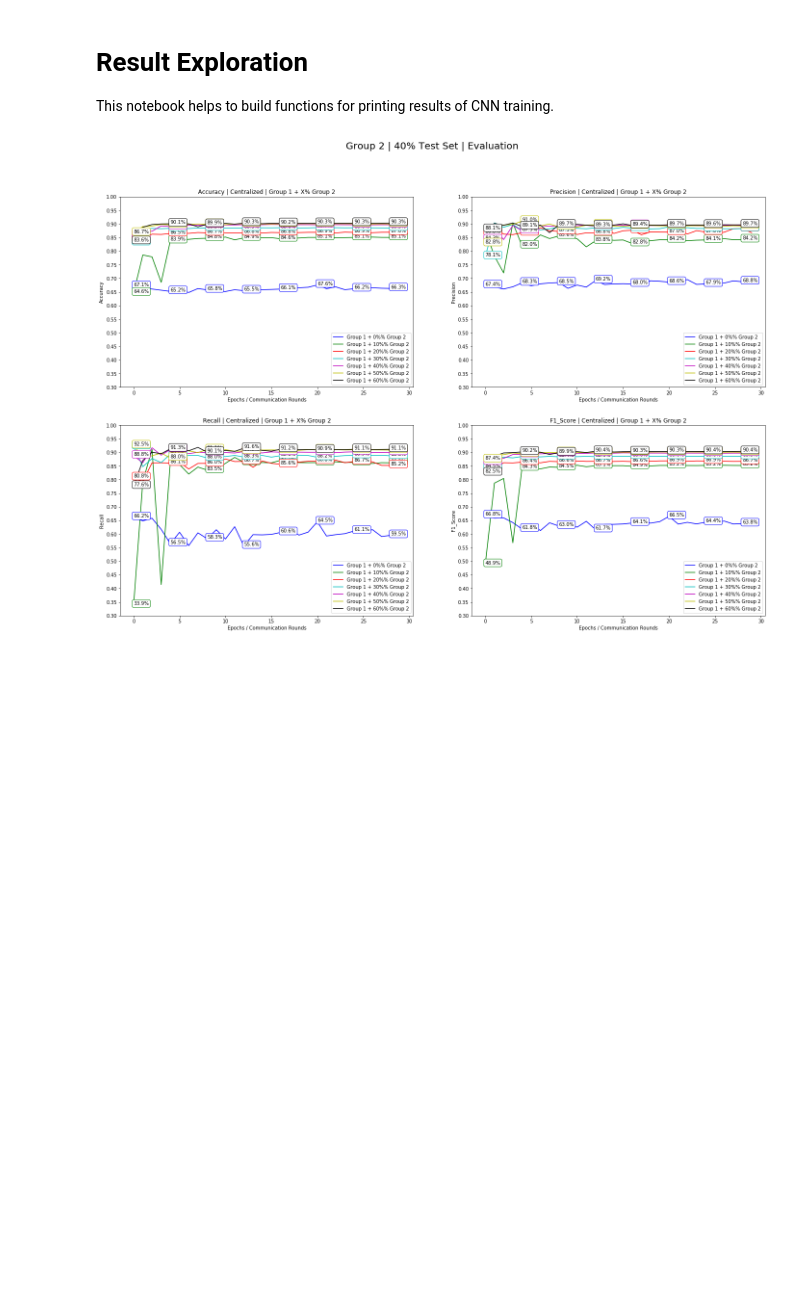
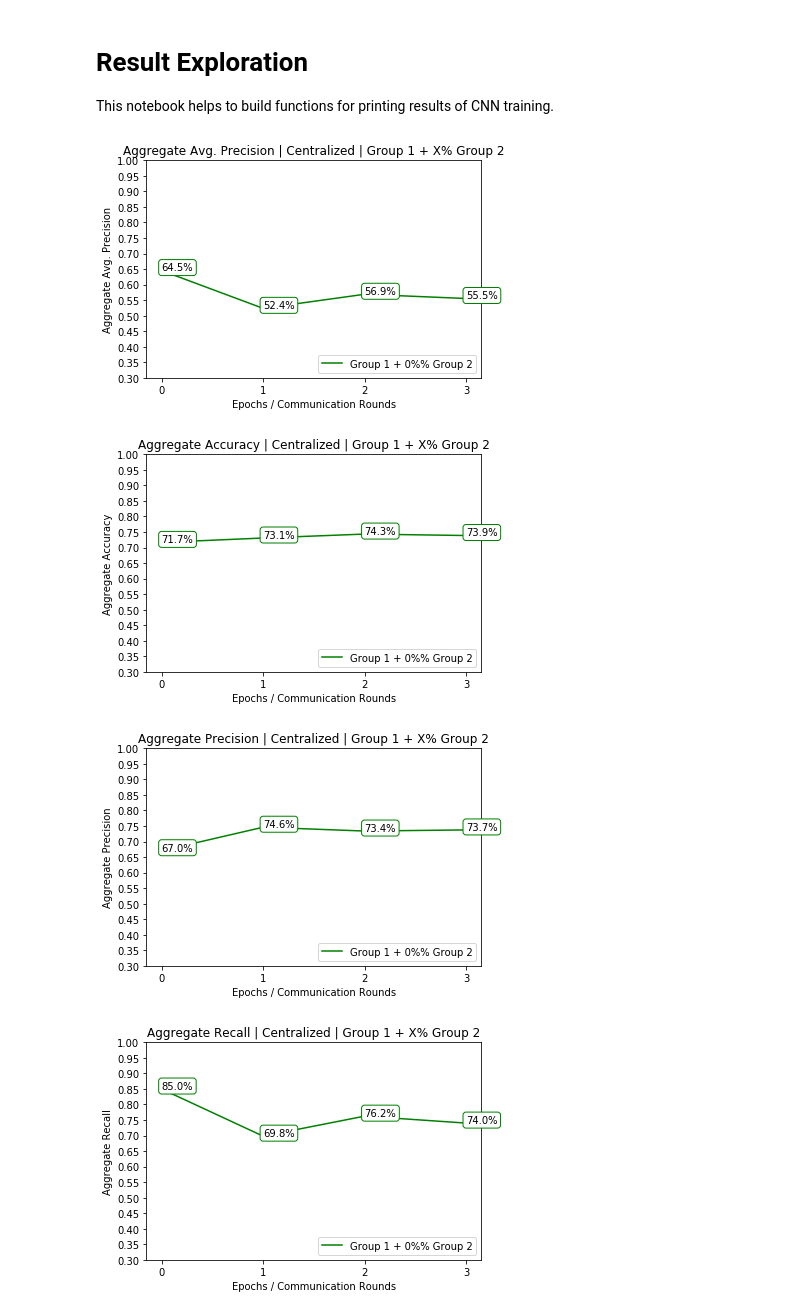
Before and after one commit to ntobis/federated-machine-learning, a Jupyter notebook: Notebooks/Result Exploration.ipynb, the cells around one changed output. Cells and saved outputs as stored; diff of their text form; code cells hidden in the pictures; blank space fills up the shorter version.

Commit message:
Added some graphs to Result Exploration

```diff
--- a/Notebooks/Result Exploration.ipynb
+++ b/Notebooks/Result Exploration.ipynb
@@ -28,6 +29,9 @@ params = PF.PlotParams(
 )
+# %%
+def aggregate_df(df, cols):
+    return df[cols].drop_duplicates().reset_index(drop=True)
 # %%
-def make_pain_plot(folder, params, final_epoch=29):
+def make_pain_plot(folder, params, final_epoch=29, agg_cols=None):
     files = os.listdir(folder)
     files = [os.path.join(folder, file) for file in files if file.endswith('{}.csv'.format(final_epoch))]
     files = sorted(files)
@@ -35,39 +39,36 @@ def make_pain_plot(folder, params, final_epoch=29):
     legend = []
     for idx, file in enumerate(files):
         df = pd.read_csv(file)
-        plt.plot(df[params.metric], color=params.colors[idx])
+        if agg_cols is not None:
+            df = aggregate_df(df, agg_cols)
+
+        plt.plot(df[params.metric], color=params.colors[idx + 1])
         for i, j in df[params.metric][:params.max_epochs].items():
             if not int(i) % params.label_spaces:
                 plt.text(i, j, params.num_format.format(j), color='black',
-                         bbox=dict(facecolor='white', edgecolor=params.colors[idx], boxstyle='round'))
+                         bbox=dict(facecolor='white', edgecolor=params.colors[idx + 1], boxstyle='round'))
 
         legend.append('Group 1 + {0:.0%}% Group 2'.format(0.1 * idx))
-
 
     plt.legend(legend, loc=params.legend_loc)
     plt.title('{} | {} | Group 1 + X% Group 2'.format(params.metric, params.experiment))
     plt.yticks(np.arange(0.3, 1.05, step=0.05))
     plt.ylabel('{}'.format(params.metric))
+    plt.xticks(np.arange(0, i+1, step=1))
     plt.xlabel('Epochs / Communication Rounds')
-#     file = time.strftime("%Y-%m-%d-%H%M%S") + r"_{}_{}_{}.png".format(params.dataset, params.experiment, params.metric)
-#     fig = plt.gcf()
-#     fig.set_size_inches((12, 8), forward=False)
-#     plt.savefig(os.path.join(FIGURES, file), dpi=300)
-#     plt.show()
-#     plt.clf()
     return plt
-# %%
-metrics = ['Accuracy', 'Precision', 'Recall', 'F1_Score']
-for idx, metric in enumerate(metrics):
-    params.metric = metric
-    plt.subplot(2, 2, idx+1)
-    plt = make_pain_plot(cNN.RESULTS, params=params)
-
-plt.subplots_adjust(wspace=0.2, hspace=0.2)
-file = time.strftime("%Y-%m-%d-%H%M%S") + r"_{}_{}_{}.png".format(params.dataset, params.experiment, str(metrics))
-fig = plt.gcf()
-fig.suptitle('Group 2 | 40% Test Set | Evaluation', fontsize=20)
-fig.set_size_inches((24, 16), forward=False)
-plt.savefig(os.path.join(FIGURES, file), dpi=300)
-# %% [output]
-[figure, removed]
+# %%
+# Prepare Aggregate Plots
+path = "/Users/nico/PycharmProjects/FederatedLearning/Results/"
+aggregate_cols = ['Epoch', 'Loss', 'Aggregate Avg. Precision', 'Aggregate Accuracy',
+                  'Aggregate Precision', 'Aggregate Recall', 'Aggregate F1_Score']
+metrics = ['Aggregate Avg. Precision', 'Aggregate Accuracy', 'Aggregate Precision', 'Aggregate Recall', 'Aggregate F1_Score']
+for metric in metrics:
+    params.metric = metric
+    plt = make_pain_plot(path, params, "l", aggregate_cols)
+    plt.show()
+# %% [output]
+[figure, added]
+[figure, added]
+[figure, added]
+[figure, added]
```
Also changed, not shown: parts of 4 cells of this notebook.
